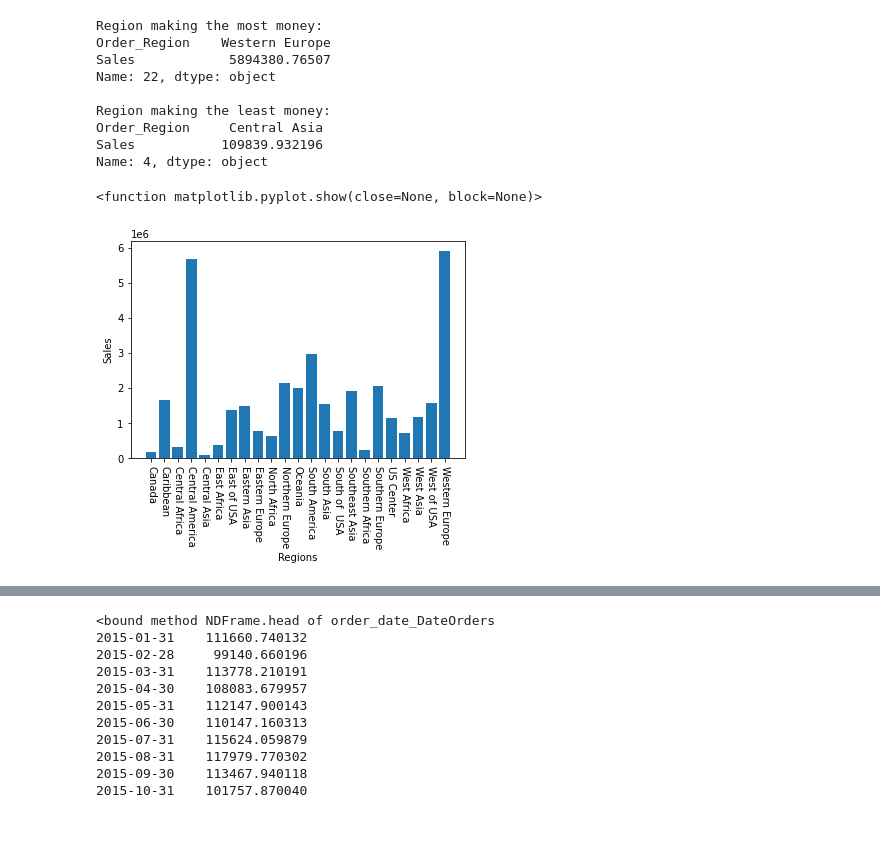
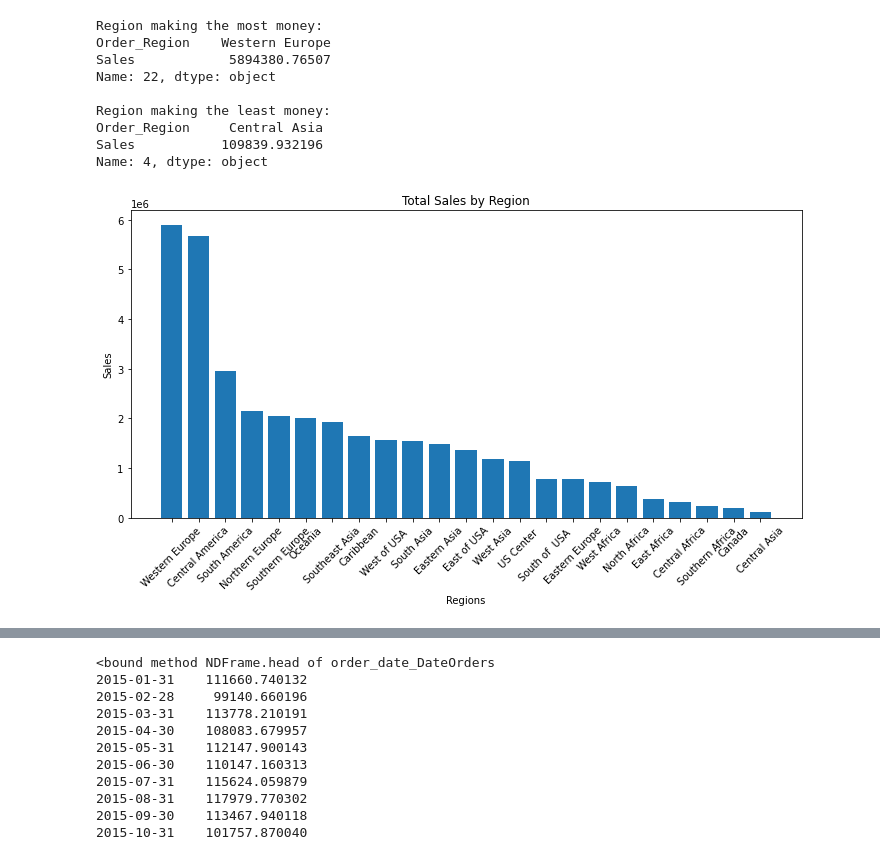
Before and after one commit to CCNY-Analytics-and-Quant/StevenCEdwinA-BAFall2023, a Jupyter notebook: Final Project.ipynb, the cells around one changed output, grey strips where cells are left out. Drawn from its saved outputs; the diff is of its cells as text; code cells hidden in the pictures; blank space fills up the shorter version.

```diff
--- a/Final Project.ipynb
+++ b/Final Project.ipynb
@@ -177,15 +176,17 @@ Order_Region     Central Asia
 Sales           109839.932196
 Name: 4, dtype: object
 # %%
-# Visulization of how the distribution of total sales look. Data suggest that we focus a good chunk of production into places such as Western Europe and Central America.
-plt.bar(productSum.index, productSum.values)
-plt.xticks(rotation=270)
+# Visualization of the distribution of total sales per region.
+plt.figure(figsize=(10, 6))
+plt.bar(sorted_sales['Order_Region'], sorted_sales['Sales'])
+plt.xticks(rotation=45)
 plt.ylabel('Sales')
 plt.xlabel('Regions')
-plt.show
+plt.title('Total Sales by Region')
+plt.tight_layout()
+plt.show()
 # %% [output]
-<function matplotlib.pyplot.show(close=None, block=None)>
-[figure, old version]
+[figure, new version]
 # %%
 # Realization that the 'Order_Proft_Per_Order' category has some negatives, will need to create visualization to the trend.
 dfOD2 = pd.read_csv('Results_OrderData2.csv')
```
Also changed, not shown: parts of 7 cells of this notebook.
